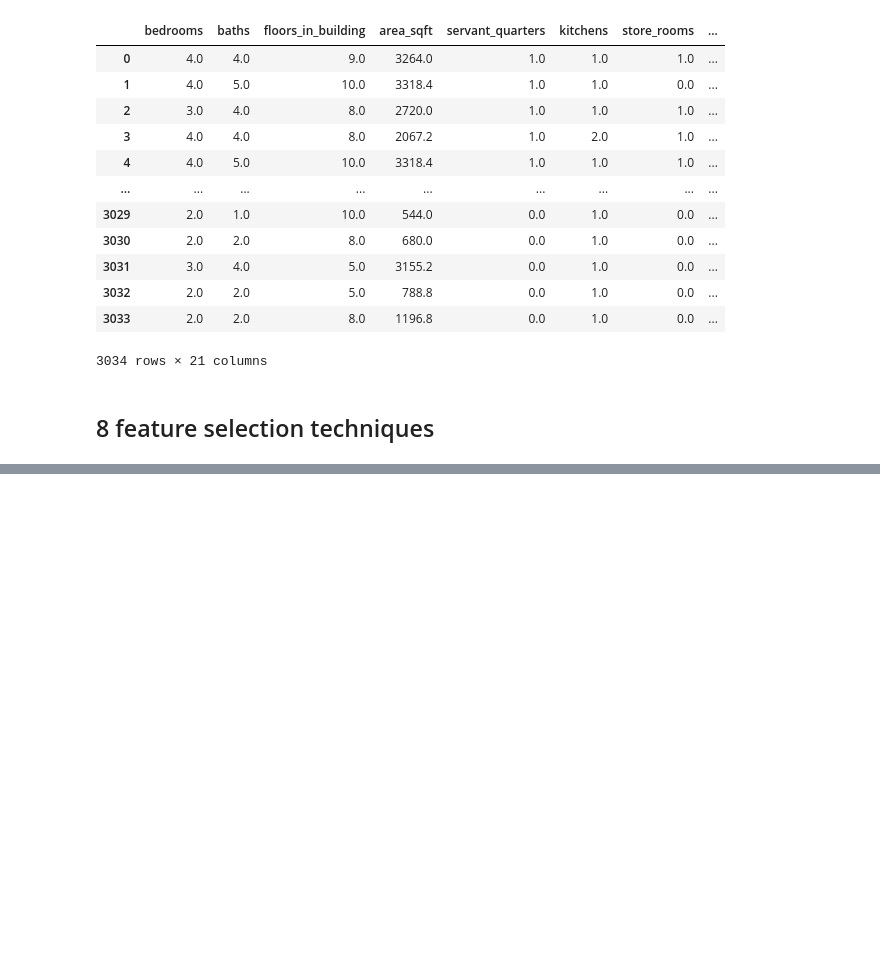
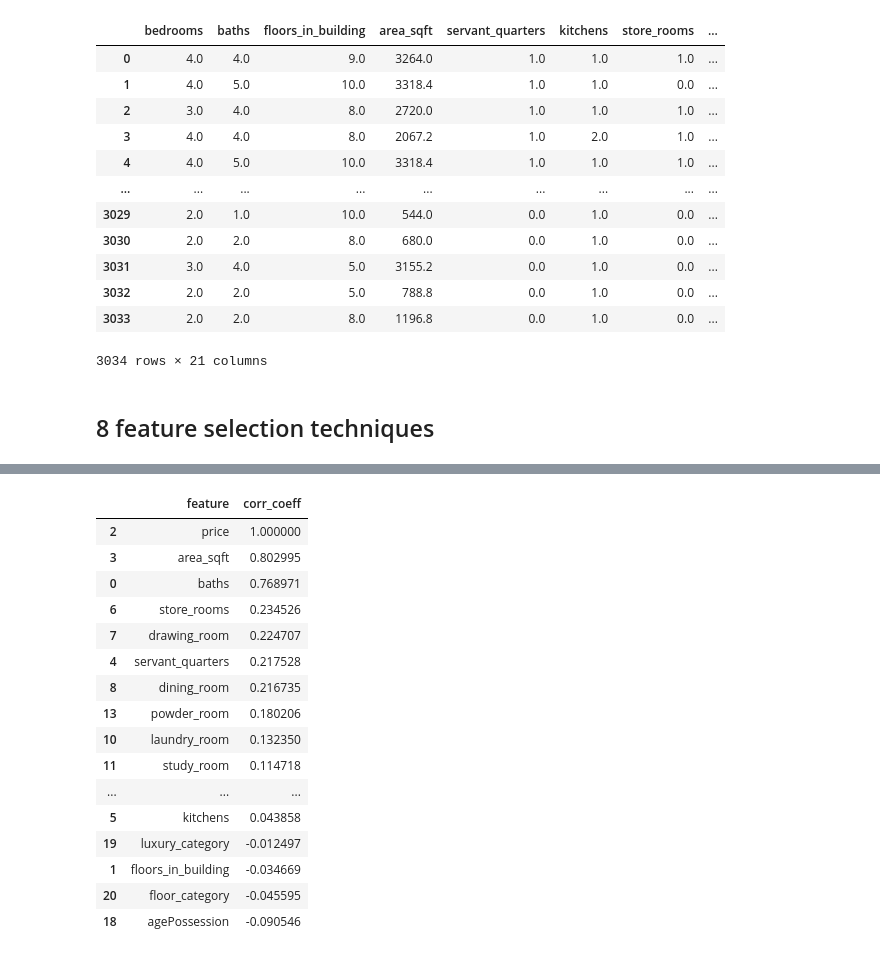
Before and after one commit to zeeshanAhmed2798/real-estate-ml-project, a Jupyter notebook: Data Cleaning/feature_selection.ipynb, the cells around one changed output, grey strips where cells are left out. Cells and saved outputs as stored; diff of their text form; code cells hidden in the pictures; blank space fills up the shorter version.

```diff
--- a/Data Cleaning/feature_selection.ipynb
+++ b/Data Cleaning/feature_selection.ipynb
@@ -160,0 +173,21 @@ X_label
+# %%
+fi_df1 = data_label_encoded.corr()['price'].iloc[1:].to_frame().reset_index().rename(columns={'index': 'feature', 'price': 'corr_coeff'})
+fi_df1.sort_values(by='corr_coeff', ascending=False)
+# %% [output]
+|  | feature | corr_coeff |
+| 2 | price | 1.000000 |
+| 3 | area_sqft | 0.802995 |
+| 0 | baths | 0.768971 |
+| 6 | store_rooms | 0.234526 |
+| 7 | drawing_room | 0.224707 |
+| 4 | servant_quarters | 0.217528 |
+| 8 | dining_room | 0.216735 |
+| 13 | powder_room | 0.180206 |
+| 10 | laundry_room | 0.132350 |
+| 11 | study_room | 0.114718 |
+| ... | ... | ... |
+| 5 | kitchens | 0.043858 |
+| 19 | luxury_category | -0.012497 |
+| 1 | floors_in_building | -0.034669 |
+| 20 | floor_category | -0.045595 |
+| 18 | agePossession | -0.090546 |
```
Also changed, not shown: parts of 28 cells of this notebook, 1 other file.
